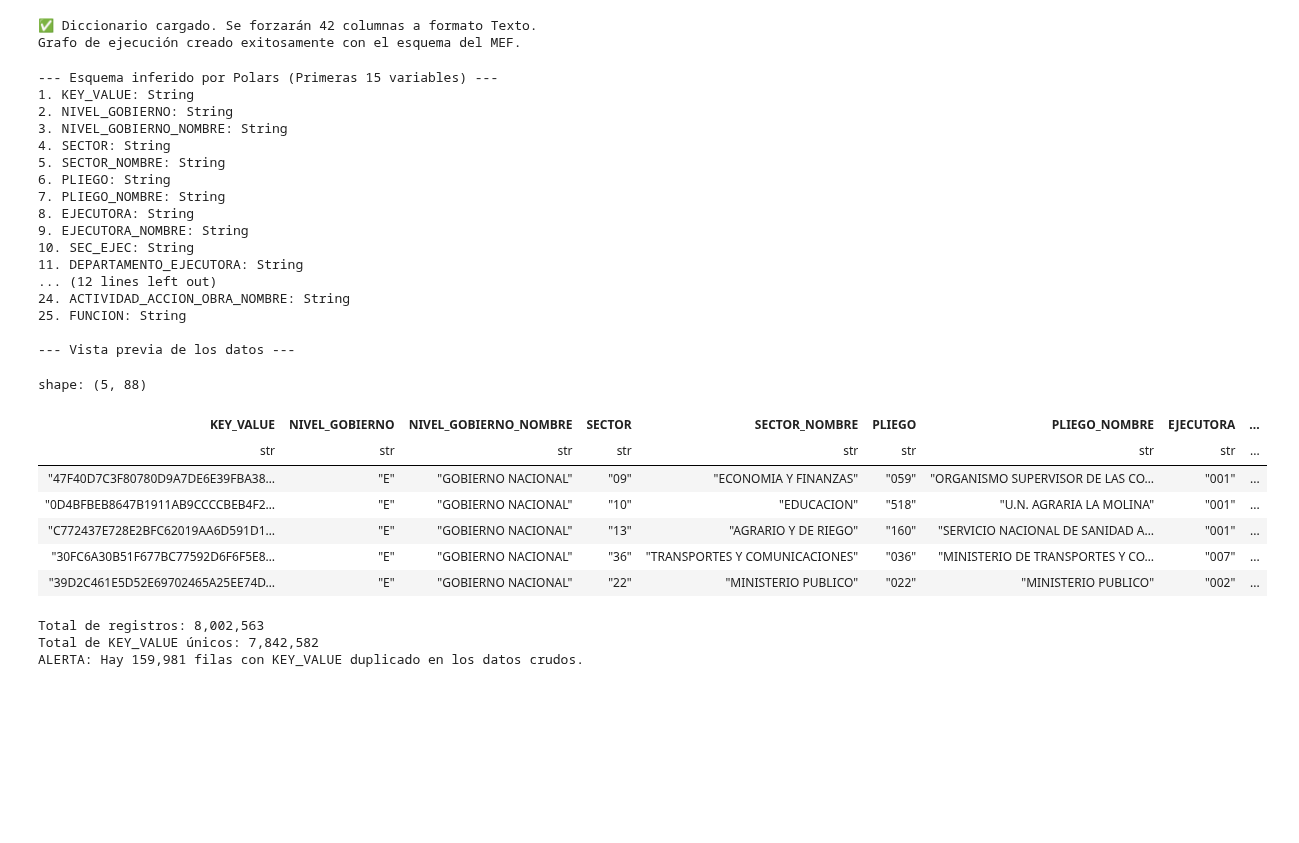
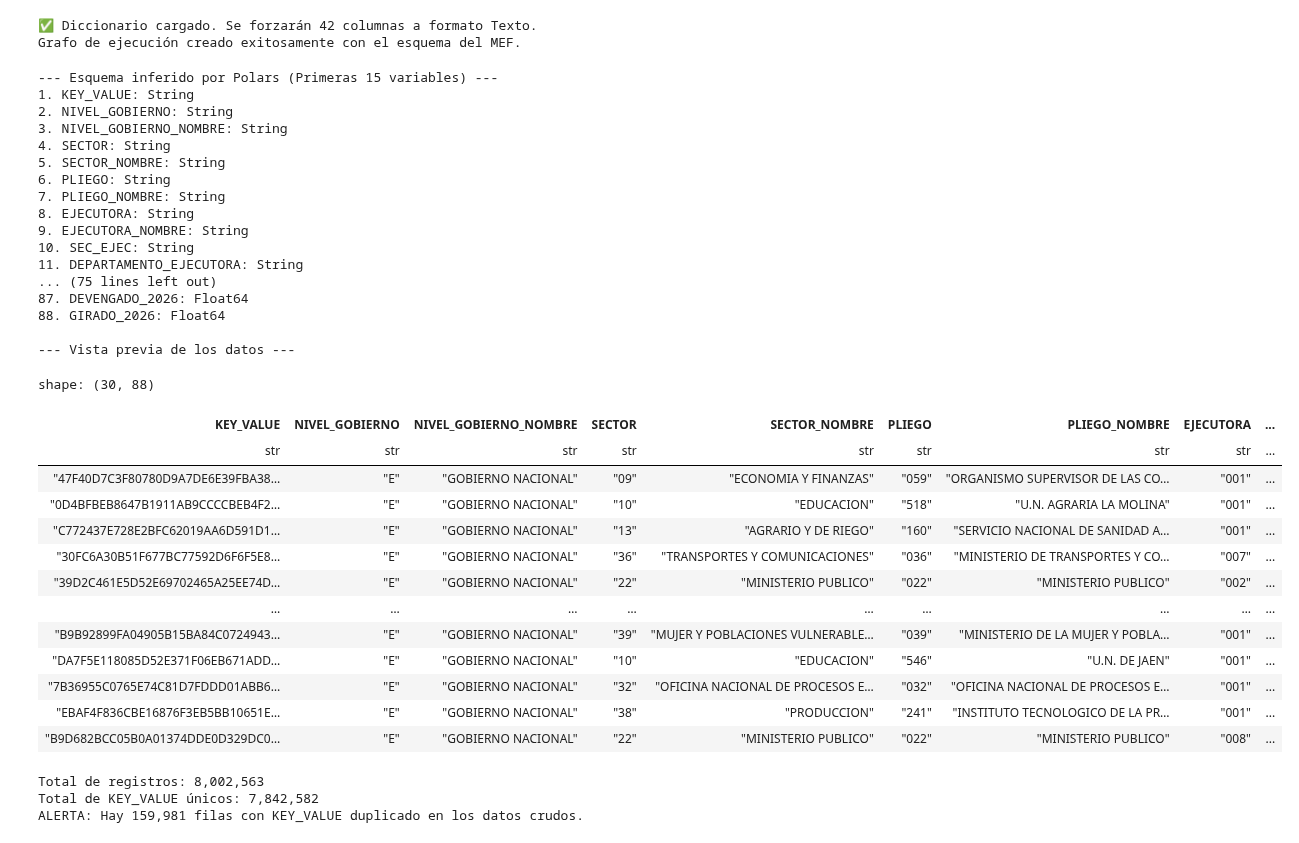
Before and after one commit to DaelFame/peru-budget-lakehouse, a Jupyter notebook: notebooks/01_ingesta_silver.ipynb, the cells around one changed output. Drawn from its saved outputs; the diff is of its cells as text; code cells hidden in the pictures; blank space fills up the shorter version.

```diff
--- a/notebooks/01_ingesta_silver.ipynb
+++ b/notebooks/01_ingesta_silver.ipynb
@@ -50,39 +50,45 @@ Grafo de ejecución creado exitosamente con el esquema del MEF.
 # Inspeccionar que el diccionario hizo su magia
 print("--- Esquema inferido por Polars (Primeras 15 variables) ---")
 schema = lazy_mef.collect_schema()
-for i, (col_name, dtype) in enumerate(list(schema.items())[:25]):
+for i, (col_name, dtype) in enumerate(list(schema.items())[:90]):
     print(f"{i+1}. {col_name}: {dtype}")
 
 # Vista previa de 5 filas usando los 16 hilos de tu procesador
 print("\n--- Vista previa de los datos ---")
-df_preview = lazy_mef.head(5).collect()
+df_preview = lazy_mef.head(30).collect()
 display(df_preview)
 # %% [output]
 --- Esquema inferido por Polars (Primeras 15 variables) ---
 1. KEY_VALUE: String
 2. NIVEL_GOBIERNO: String
 3. NIVEL_GOBIERNO_NOMBRE: String
 4. SECTOR: String
 5. SECTOR_NOMBRE: String
 6. PLIEGO: String
 7. PLIEGO_NOMBRE: String
 8. EJECUTORA: String
 9. EJECUTORA_NOMBRE: String
 10. SEC_EJEC: String
 11. DEPARTAMENTO_EJECUTORA: String
-... (12 lines left out)
-24. ACTIVIDAD_ACCION_OBRA_NOMBRE: String
-25. FUNCION: String
+... (75 lines left out)
+87. DEVENGADO_2026: Float64
+88. GIRADO_2026: Float64
 
 --- Vista previa de los datos ---
-shape: (5, 88)
+shape: (30, 88)
 | KEY_VALUE | NIVEL_GOBIERNO | NIVEL_GOBIERNO_NOMBRE | SECTOR | SECTOR_NOMBRE | PLIEGO | PLIEGO_NOMBRE | EJECUTORA | ... |
 | str | str | str | str | str | str | str | str | ... |
 | "47F40D7C3F80780D9A7DE6E39FBA38… | "E" | "GOBIERNO NACIONAL" | "09" | "ECONOMIA Y FINANZAS" | "059" | "ORGANISMO SUPERVISOR DE LAS CO… | "001" | ... |
 | "0D4BFBEB8647B1911AB9CCCCBEB4F2… | "E" | "GOBIERNO NACIONAL" | "10" | "EDUCACION" | "518" | "U.N. AGRARIA LA MOLINA" | "001" | ... |
 | "C772437E728E2BFC62019AA6D591D1… | "E" | "GOBIERNO NACIONAL" | "13" | "AGRARIO Y DE RIEGO" | "160" | "SERVICIO NACIONAL DE SANIDAD A… | "001" | ... |
 | "30FC6A30B51F677BC77592D6F6F5E8… | "E" | "GOBIERNO NACIONAL" | "36" | "TRANSPORTES Y COMUNICACIONES" | "036" | "MINISTERIO DE TRANSPORTES Y CO… | "007" | ... |
 | "39D2C461E5D52E69702465A25EE74D… | "E" | "GOBIERNO NACIONAL" | "22" | "MINISTERIO PUBLICO" | "022" | "MINISTERIO PUBLICO" | "002" | ... |
+| … | … | … | … | … | … | … | … | ... |
+| "B9B92899FA04905B15BA84C0724943… | "E" | "GOBIERNO NACIONAL" | "39" | "MUJER Y POBLACIONES VULNERABLE… | "039" | "MINISTERIO DE LA MUJER Y POBLA… | "001" | ... |
+| "DA7F5E118085D52E371F06EB671ADD… | "E" | "GOBIERNO NACIONAL" | "10" | "EDUCACION" | "546" | "U.N. DE JAEN" | "001" | ... |
+| "7B36955C0765E74C81D7FDDD01ABB6… | "E" | "GOBIERNO NACIONAL" | "32" | "OFICINA NACIONAL DE PROCESOS E… | "032" | "OFICINA NACIONAL DE PROCESOS E… | "001" | ... |
+| "EBAF4F836CBE16876F3EB5BB10651E… | "E" | "GOBIERNO NACIONAL" | "38" | "PRODUCCION" | "241" | "INSTITUTO TECNOLOGICO DE LA PR… | "001" | ... |
+| "B9D682BCC05B0A01374DDE0D329DC0… | "E" | "GOBIERNO NACIONAL" | "22" | "MINISTERIO PUBLICO" | "022" | "MINISTERIO PUBLICO" | "008" | ... |
 # %%
 # --- AUDITORÍA DE GRANULARIDAD (RAW DATA) ---
 
```
Also changed, not shown: parts of 3 cells of this notebook, 4 other files.
